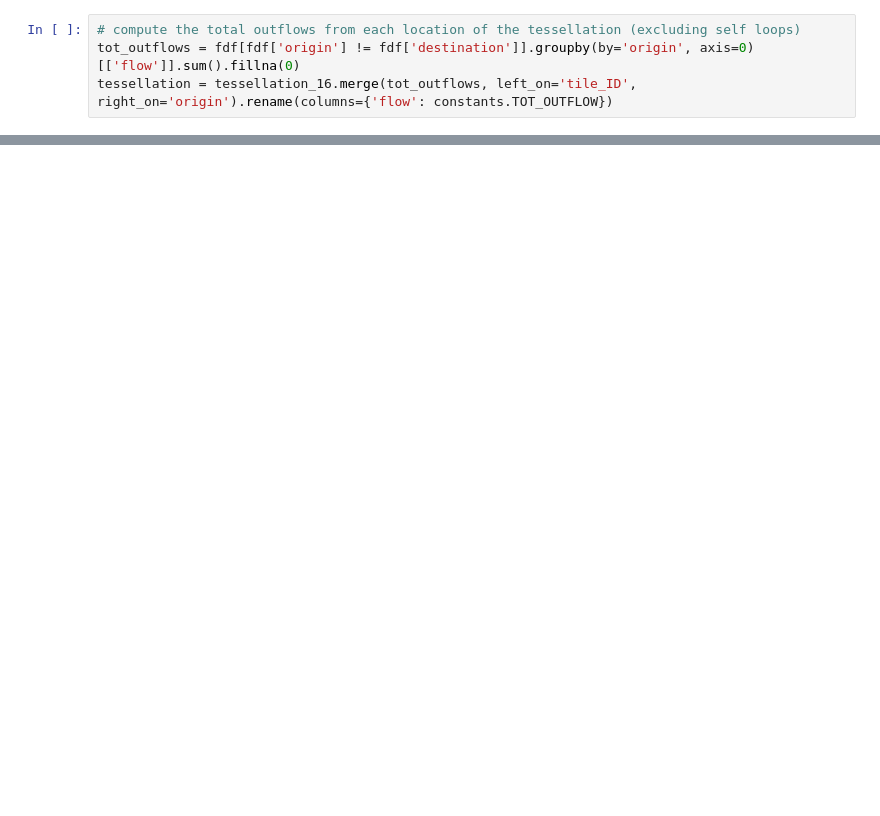
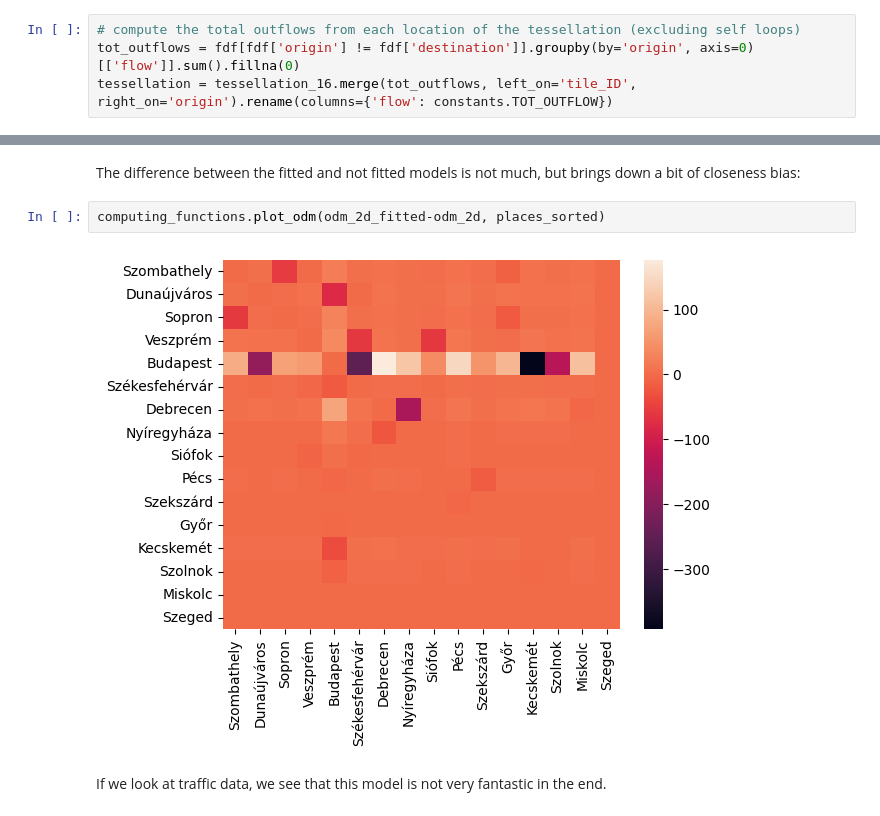
Before and after one commit to me9hanics/origin-destination-matrix-from-traffic, a Jupyter notebook: odm_gravity.ipynb, the cells around one changed output, grey strips where cells are left out. Drawn from its saved outputs; the diff is of its cells as text; blank space fills up the shorter version.

```diff
--- a/odm_gravity.ipynb
+++ b/odm_gravity.ipynb
@@ -302,0 +282,8 @@ ax[0].scatter(fdf['origin'], fdf['destination'], c='blue', edgecolors='k', s=50,
+# %% [markdown]
+The difference between the fitted and not fitted models is not much, but brings down a bit of closeness bias:
+# %%
+computing_functions.plot_odm(odm_2d_fitted-odm_2d, places_sorted)
+# %% [output]
+[figure, added]
+# %% [markdown]
+If we look at traffic data, we see that this model is not very fantastic in the end.
```
Also changed, not shown: parts of 30 cells of this notebook.
